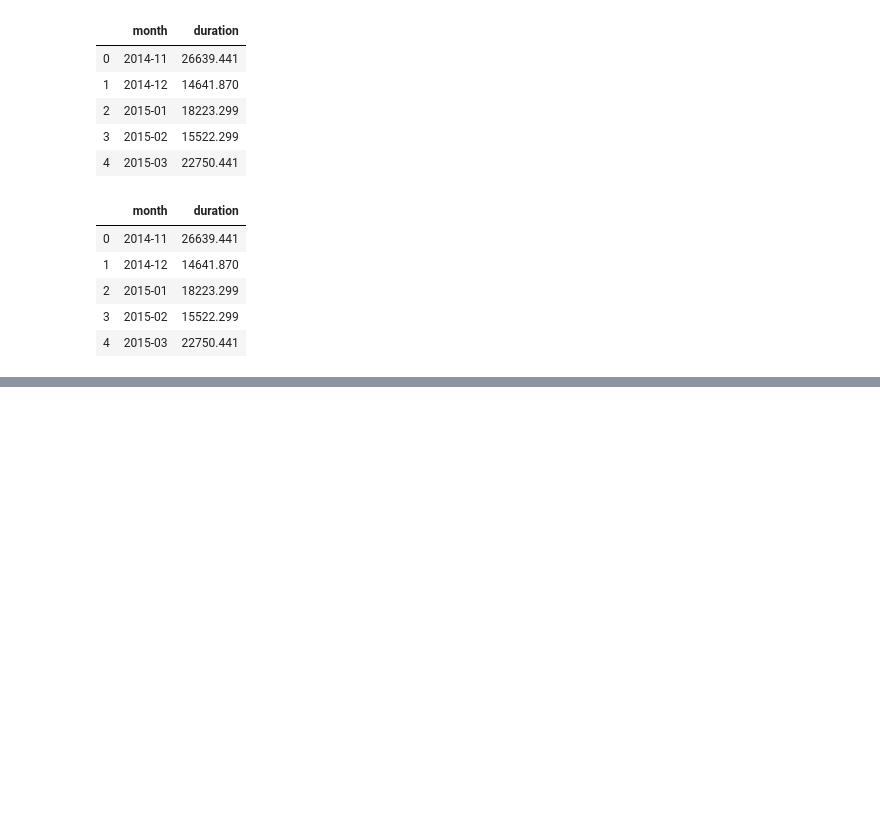
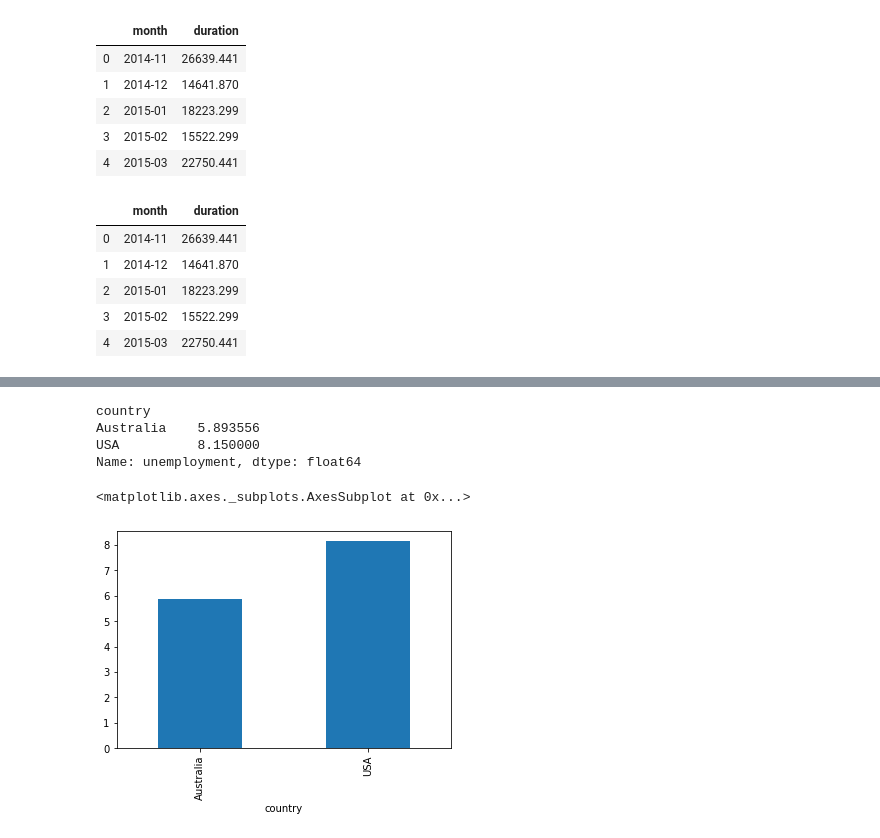
Before and after one commit to vijeeshtp/pandas1, a Jupyter notebook: Untitled.ipynb, the cells around one changed output, grey strips where cells are left out. Cells and saved outputs as stored; diff of their text form; code cells hidden in the pictures; blank space fills up the shorter version.

```diff
--- a/Untitled.ipynb
+++ b/Untitled.ipynb
@@ -740,0 +1200,12 @@ data.groupby(
+# %%
+df.groupby("country")['unemployment'].mean()
+# %% [output]
+country
+Australia    5.893556
+USA          8.150000
+Name: unemployment, dtype: float64
+# %%
+df.groupby("country")['unemployment'].mean().plot(kind='bar')
+# %% [output]
+<matplotlib.axes._subplots.AxesSubplot at 0x...>
+[figure, added]
```
Also changed, not shown: parts of 56 cells of this notebook, 1 other file.
